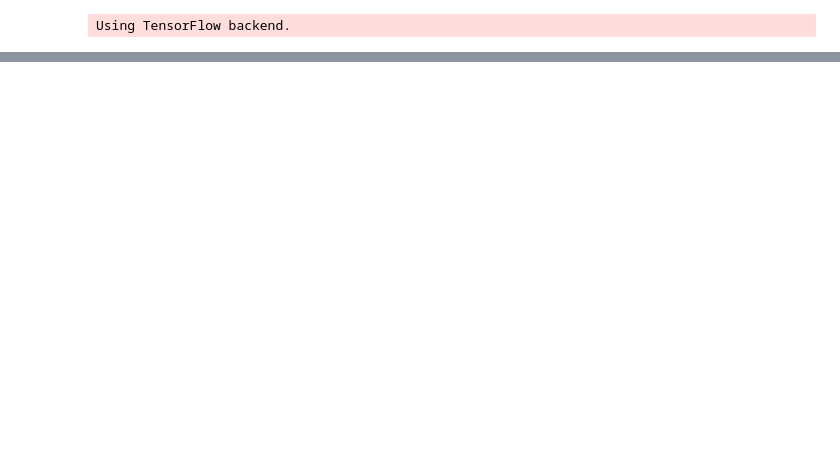
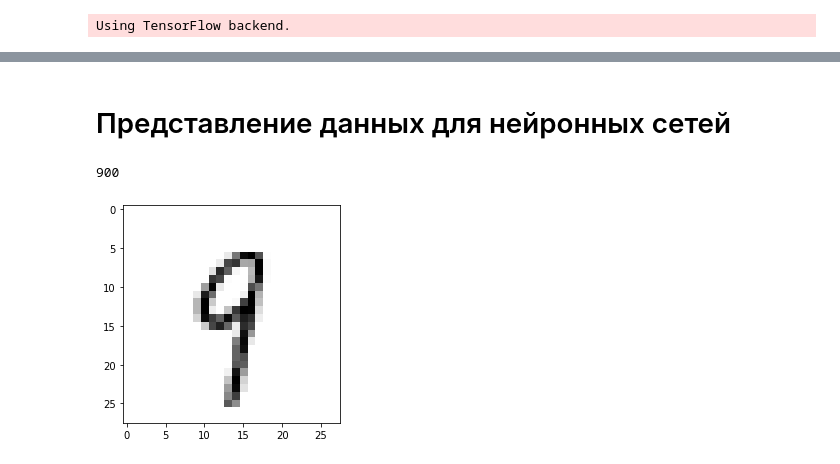
Before and after one commit to Paulgof/ml_python_book, a Jupyter notebook: overstud/ch2/flow.ipynb, the cells around one changed output, grey strips where cells are left out. Drawn from its saved outputs; the diff is of its cells as text; code cells hidden in the pictures; blank space fills up the shorter version.

```diff
--- a/overstud/ch2/flow.ipynb
+++ b/overstud/ch2/flow.ipynb
@@ -5,2 +27,2 @@ Using TensorFlow backend.
 # %%
-(train_images, train_labels), (test_images, test_labels) = mnist.load_data()
+(train_images, train_labels), (test_images, test_labels) = mnist.load_data(path='/home/kmx/dev/python/ml_python_book/datasets/mnist.npz')
@@ -42,0 +103,11 @@ print('test_acc:', test_acc)
+# %% [markdown]
+# Представление данных для нейронных сетей
+# %%
+digit = train_images[int(input())]
+
+import matplotlib.pyplot as plt
+plt.imshow(digit, cmap=plt.cm.binary)
+plt.show()
+# %% [output]
+900
+[figure, added]
```
Also changed, not shown: parts of 8 cells of this notebook.
